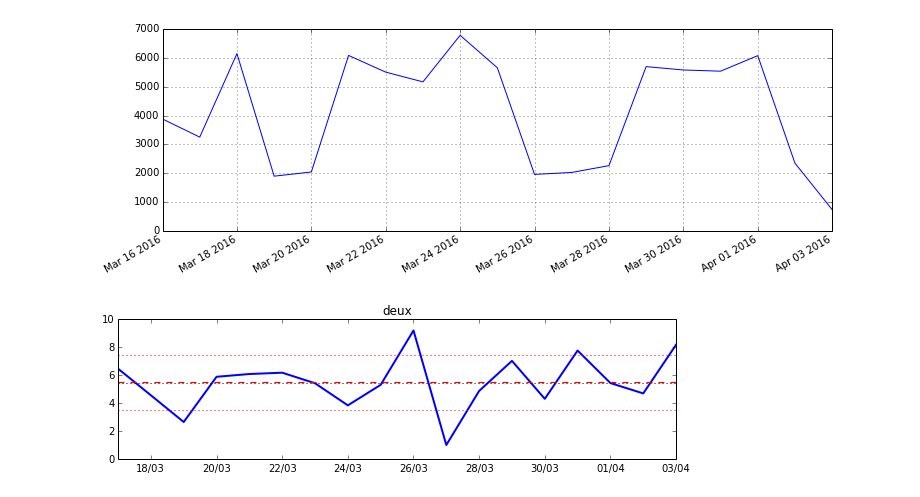
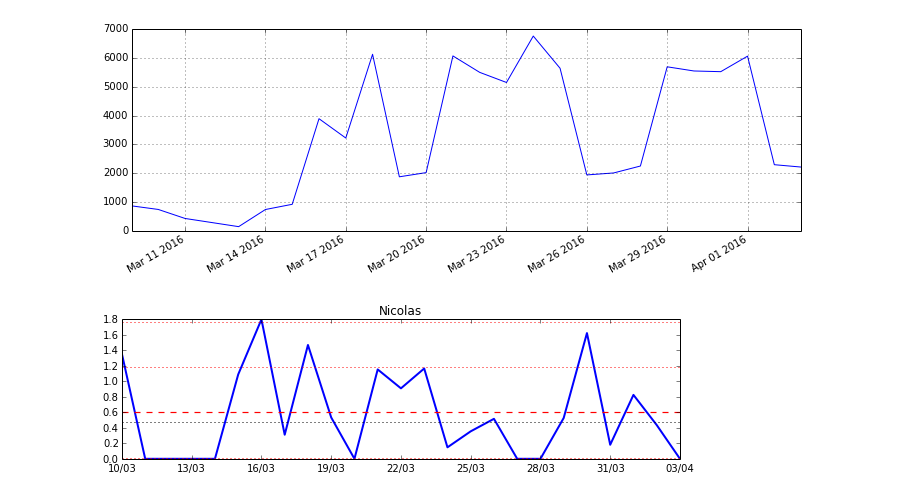
Before and after one commit to xdze2/lesMotsDesJournaux, a Jupyter notebook: read_database.ipynb, the cells around one changed output. Saved outputs shown, nothing was run; the diff lists cells and outputs as text; code cells hidden in the pictures.

```diff
--- a/read_database.ipynb
+++ b/read_database.ipynb
@@ -28,25 +28,25 @@ for row in result:
 # %%
 # Nombre_tot_mots_par_jour
 dates_v = []
 nMots_v = []
 
 result = db.query(" SELECT day, COUNT(*) c FROM occurences GROUP BY day ")
 for row in result:
     dates_v.append( getDate( row['day'] ) )
     nMots_v.append( row['c'] )
 
 nMots_serie = pd.Series( nMots_v, index=dates_v )
 
 # -- Config. start date:
-start_date  = getDate(u'16-03-2016')
+start_date  = getDate(u'09-03-2016')
 end_date = datetime.now()
 
 # Plot
 nMots_serie.plot(figsize=(12, 4) )
 plt.xlim(xmin=start_date)
 plt.show()
 # %% [output]
-[figure, old version]
+[figure, new version]
 # %%
 def seriecount(mot):
     dates_v = []
@@ -92,10 +92,10 @@ def plotTimeLine( mot ):
     plt.gcf().axes[0].xaxis.set_major_formatter(formatter)
     plt.show()
 # %%
-mot  = 'deux'
+mot  = 'Nicolas'
 plotTimeLine( mot )
 # %% [output]
-[figure, old version]
+[figure, new version]
 # %%
 # Liste mots:
 liste_mots = []
```
Also changed, not shown: parts of 11 cells of this notebook, 12 other files.
